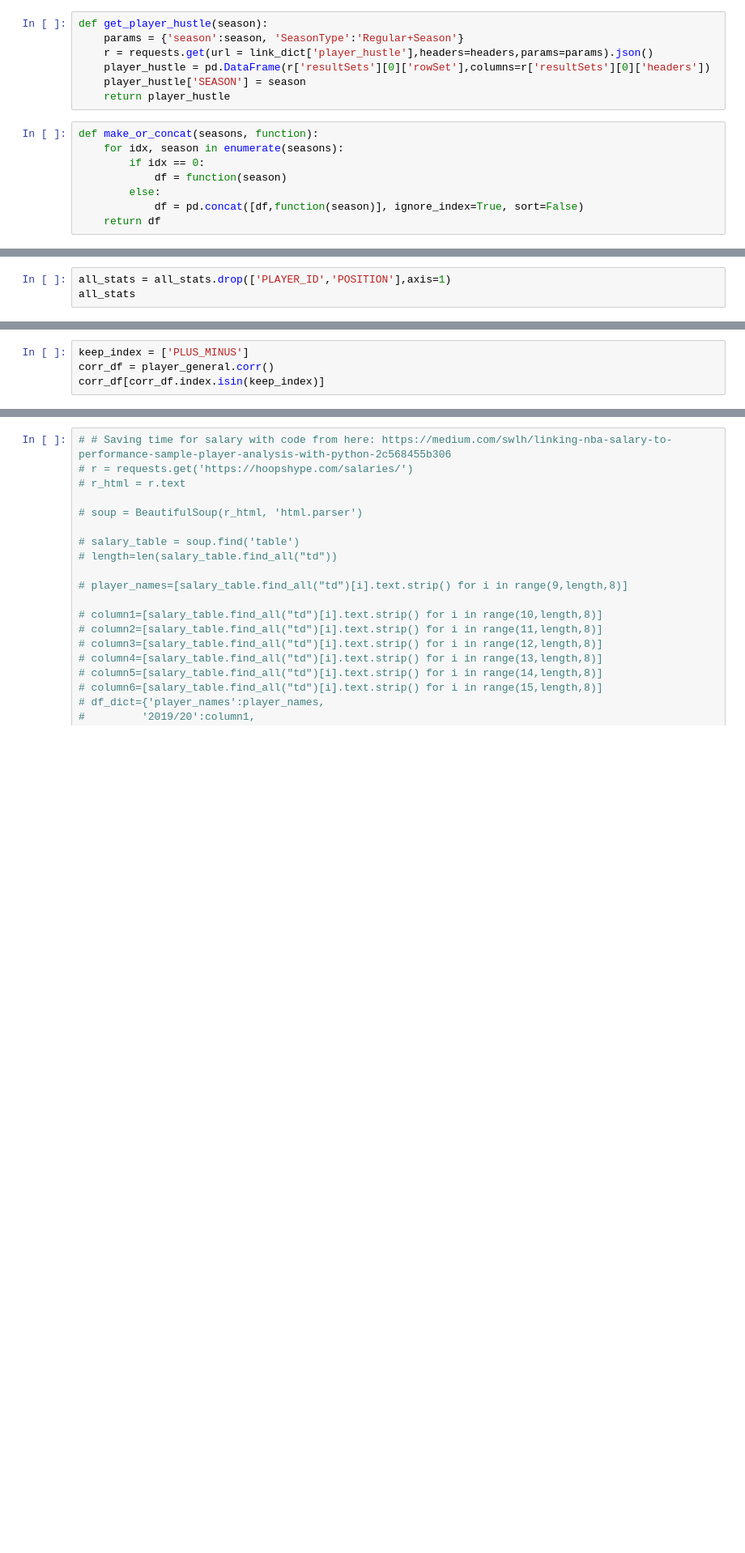
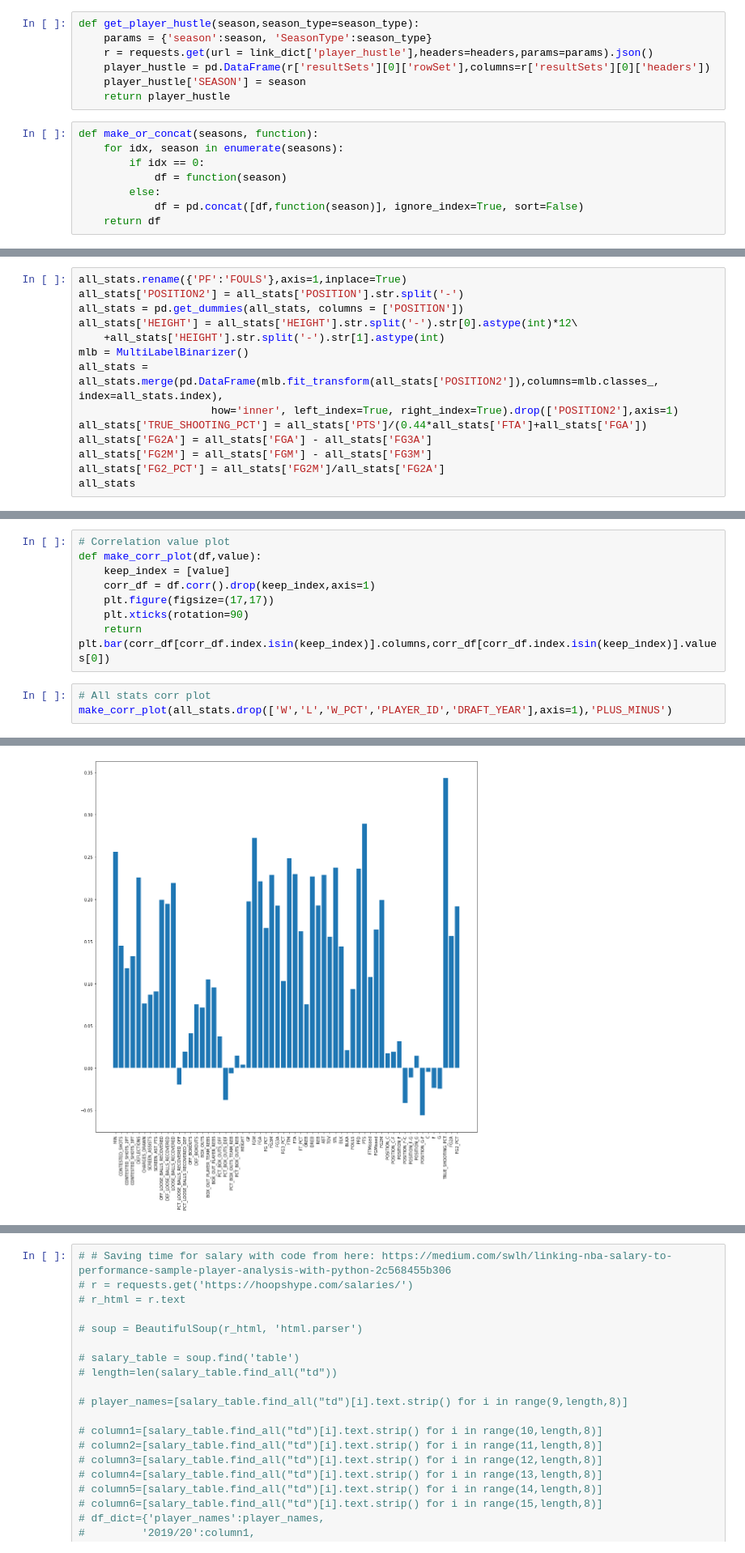
Before and after one commit to ImWesAdams/NBAPredictionsAndData, a Jupyter notebook: Analyzing and Regressing NBA Box Plus Minus.ipynb, the cells around one changed output, grey strips where cells are left out. Shown at 81% size. Saved outputs shown, nothing was run; the diff lists cells and outputs as text; blank space fills up the shorter version.

```diff
--- a/Analyzing and Regressing NBA Box Plus Minus.ipynb
+++ b/Analyzing and Regressing NBA Box Plus Minus.ipynb
@@ -66,8 +68,8 @@ def get_player_game(season,min_games=40,min_minutes=15):
                 &(player_game['MIN']>=min_minutes)] # only keep players with enough games and minutes per game
     return player_game
 # %%
-def get_player_hustle(season):
-    params = {'season':season, 'SeasonType':'Regular+Season'}
+def get_player_hustle(season,season_type=season_type):
+    params = {'season':season, 'SeasonType':season_type}
     r = requests.get(url = link_dict['player_hustle'],headers=headers,params=params).json()
     player_hustle = pd.DataFrame(r['resultSets'][0]['rowSet'],columns=r['resultSets'][0]['headers'])
     player_hustle['SEASON'] = season
@@ -105,3 +111,0 @@ player_hustle.sort_values(by='PLAYER_ID')
-# %%
-all_stats = all_stats.drop(['PLAYER_ID','POSITION'],axis=1)
-all_stats
@@ -132,0 +112,14 @@ player_general
+# %%
+all_stats.rename({'PF':'FOULS'},axis=1,inplace=True)
+all_stats['POSITION2'] = all_stats['POSITION'].str.split('-')
+all_stats = pd.get_dummies(all_stats, columns = ['POSITION'])
+all_stats['HEIGHT'] = all_stats['HEIGHT'].str.split('-').str[0].astype(int)*12\
+    +all_stats['HEIGHT'].str.split('-').str[1].astype(int)
+mlb = MultiLabelBinarizer()
+all_stats = all_stats.merge(pd.DataFrame(mlb.fit_transform(all_stats['POSITION2']),columns=mlb.classes_, index=all_stats.index),
+                     how='inner', left_index=True, right_index=True).drop(['POSITION2'],axis=1)
+all_stats['TRUE_SHOOTING_PCT'] = all_stats['PTS']/(0.44*all_stats['FTA']+all_stats['FGA'])
+all_stats['FG2A'] = all_stats['FGA'] - all_stats['FG3A']
+all_stats['FG2M'] = all_stats['FGM'] - all_stats['FG3M']
+all_stats['FG2_PCT'] = all_stats['FG2M']/all_stats['FG2A']
+all_stats
@@ -133,4 +160,12 @@ player_general
 # %%
-keep_index = ['PLUS_MINUS']
-corr_df = player_general.corr()
-corr_df[corr_df.index.isin(keep_index)]
+# Correlation value plot
+def make_corr_plot(df,value):
+    keep_index = [value]
+    corr_df = df.corr().drop(keep_index,axis=1)
+    plt.figure(figsize=(17,17))
+    plt.xticks(rotation=90)
+    return plt.bar(corr_df[corr_df.index.isin(keep_index)].columns,corr_df[corr_df.index.isin(keep_index)].values[0])
+# %%
+# All stats corr plot
+make_corr_plot(all_stats.drop(['W','L','W_PCT','PLAYER_ID','DRAFT_YEAR'],axis=1),'PLUS_MINUS')
+# %% [output]
@@ -136,0 +173 @@ corr_df[corr_df.index.isin(keep_index)]
+[figure, added]
```
Also changed, not shown: parts of 29 cells of this notebook.
